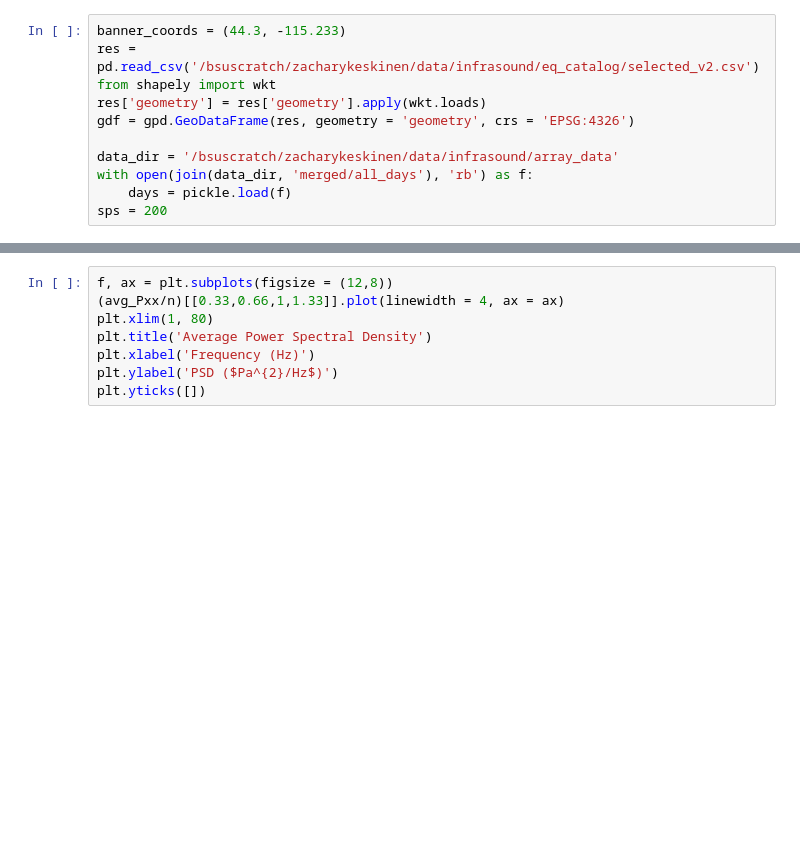
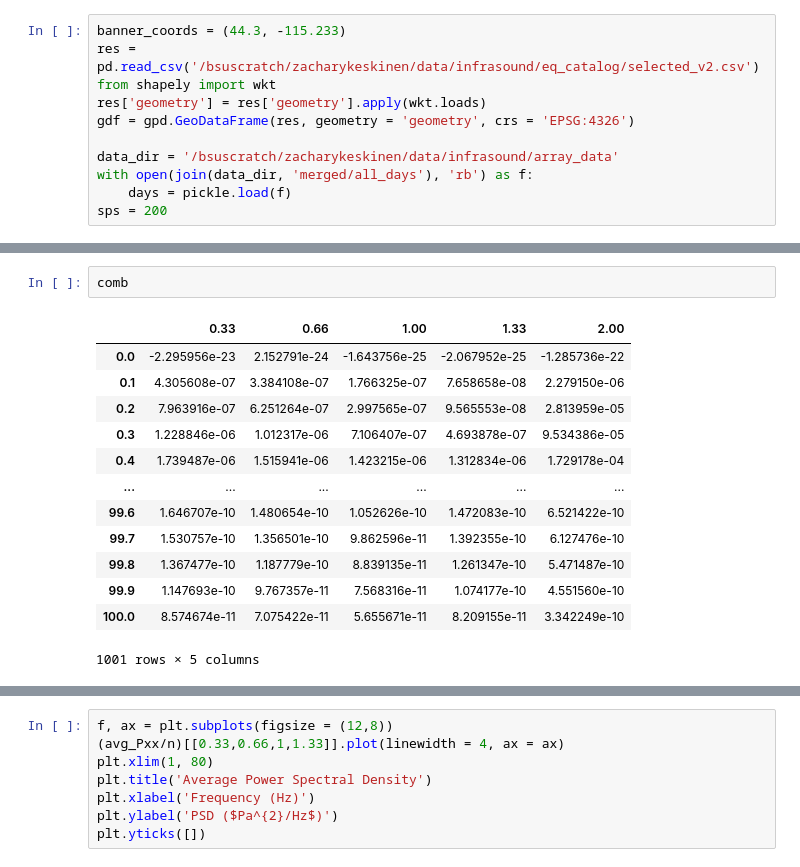
Before and after one commit to ZachHoppinen/infrasound-snow-attenuation, a Jupyter notebook: src/eq_analysis/PSD.ipynb, the cells around one changed output, grey strips where cells are left out. Cells and saved outputs as stored; diff of their text form; blank space fills up the shorter version.

```diff
--- a/src/eq_analysis/PSD.ipynb
+++ b/src/eq_analysis/PSD.ipynb
@@ -23,0 +66,16 @@ sps = 200
+# %%
+comb
+# %% [output]
+|  | 0.33 | 0.66 | 1.00 | 1.33 | 2.00 |
+| 0.0 | -2.295956e-23 | 2.152791e-24 | -1.643756e-25 | -2.067952e-25 | -1.285736e-22 |
+| 0.1 | 4.305608e-07 | 3.384108e-07 | 1.766325e-07 | 7.658658e-08 | 2.279150e-06 |
+| 0.2 | 7.963916e-07 | 6.251264e-07 | 2.997565e-07 | 9.565553e-08 | 2.813959e-05 |
+| 0.3 | 1.228846e-06 | 1.012317e-06 | 7.106407e-07 | 4.693878e-07 | 9.534386e-05 |
+| 0.4 | 1.739487e-06 | 1.515941e-06 | 1.423215e-06 | 1.312834e-06 | 1.729178e-04 |
+| ... | ... | ... | ... | ... | ... |
+| 99.6 | 1.646707e-10 | 1.480654e-10 | 1.052626e-10 | 1.472083e-10 | 6.521422e-10 |
+| 99.7 | 1.530757e-10 | 1.356501e-10 | 9.862596e-11 | 1.392355e-10 | 6.127476e-10 |
+| 99.8 | 1.367477e-10 | 1.187779e-10 | 8.839135e-11 | 1.261347e-10 | 5.471487e-10 |
+| 99.9 | 1.147693e-10 | 9.767357e-11 | 7.568316e-11 | 1.074177e-10 | 4.551560e-10 |
+| 100.0 | 8.574674e-11 | 7.075422e-11 | 5.655671e-11 | 8.209155e-11 | 3.342249e-10 |
+1001 rows × 5 columns
```
Also changed, not shown: parts of 10 cells of this notebook, 2 other files.
